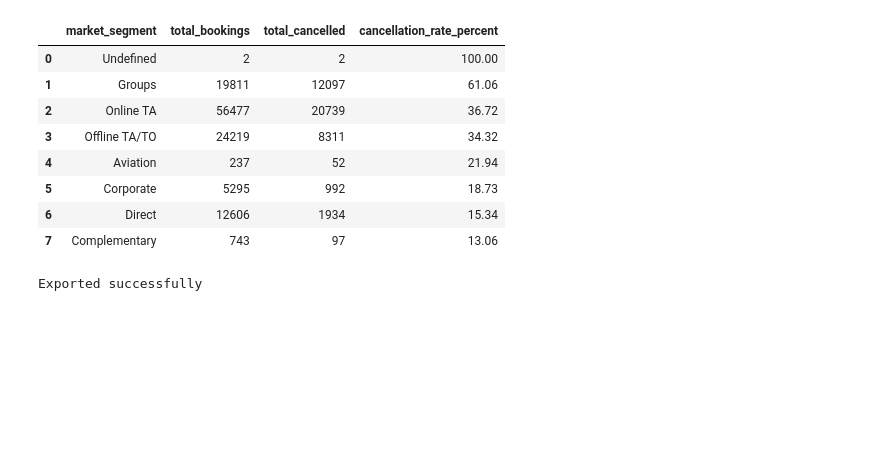
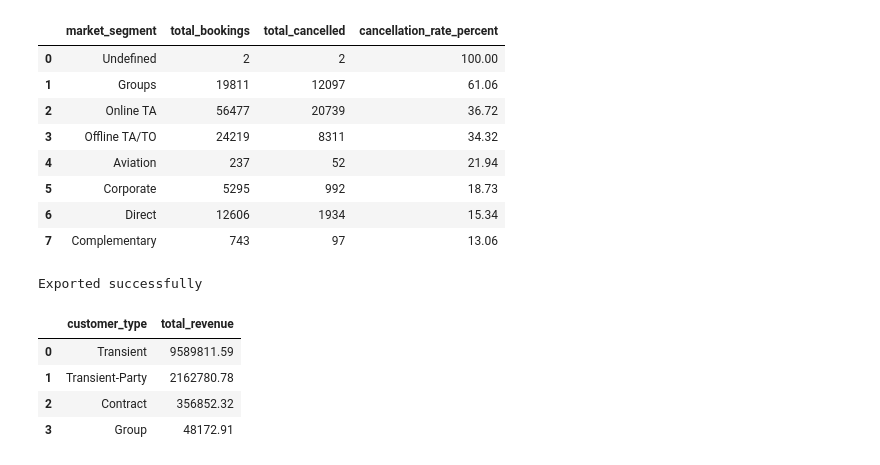
Before and after one commit to TanzeerCR7/stayiq-hotel-analytics, a Jupyter notebook: notebooks/exploration/01_first_look.ipynb, the cells around one changed output. Drawn from its saved outputs; the diff is of its cells as text; code cells hidden in the pictures; blank space fills up the shorter version.

Commit message:
Add final finding: revenue by customer type

```diff
--- a/notebooks/exploration/01_first_look.ipynb
+++ b/notebooks/exploration/01_first_look.ipynb
@@ -577,3 +577,19 @@ df.to_csv('../../data/processed/bookings_clean.csv', index=False)
 print("Exported successfully")
 # %% [output]
 Exported successfully
+# %%
+query = """
+SELECT customer_type, ROUND(SUM(adr), 2) AS total_revenue
+FROM bookings
+GROUP BY customer_type
+ORDER BY total_revenue DESC;
+"""
+
+result = pd.read_sql_query(query, conn)
+result
+# %% [output]
+|  | customer_type | total_revenue |
+| 0 | Transient | 9589811.59 |
+| 1 | Transient-Party | 2162780.78 |
+| 2 | Contract | 356852.32 |
+| 3 | Group | 48172.91 |
```
